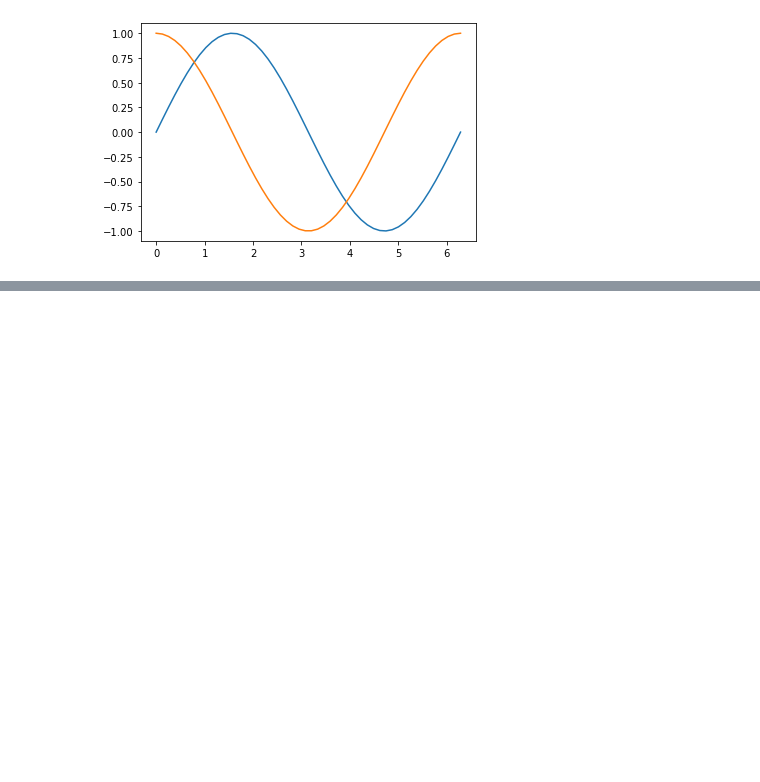
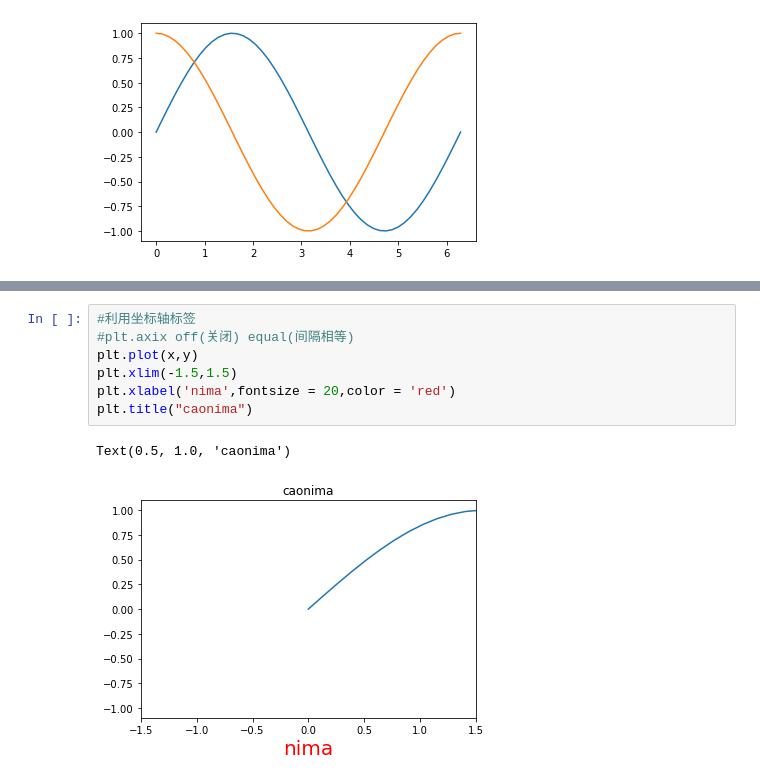
Before and after one commit to setsuren/vs1, a Jupyter notebook: matplot基本知识.ipynb, the cells around one changed output, grey strips where cells are left out. Cells and saved outputs as stored; diff of their text form; blank space fills up the shorter version.

```diff
--- a/matplot基本知识.ipynb
+++ b/matplot基本知识.ipynb
@@ -19,0 +47,10 @@ plt.plot(x,y2)
+# %%
+#利用坐标轴标签
+#plt.axix off(关闭) equal(间隔相等)
+plt.plot(x,y)
+plt.xlim(-1.5,1.5)
+plt.xlabel('nima',fontsize = 20,color = 'red')
+plt.title("caonima")
+# %% [output]
+Text(0.5, 1.0, 'caonima')
+[figure, added]
```
Also changed, not shown: parts of 11 cells of this notebook, 10 other files.
